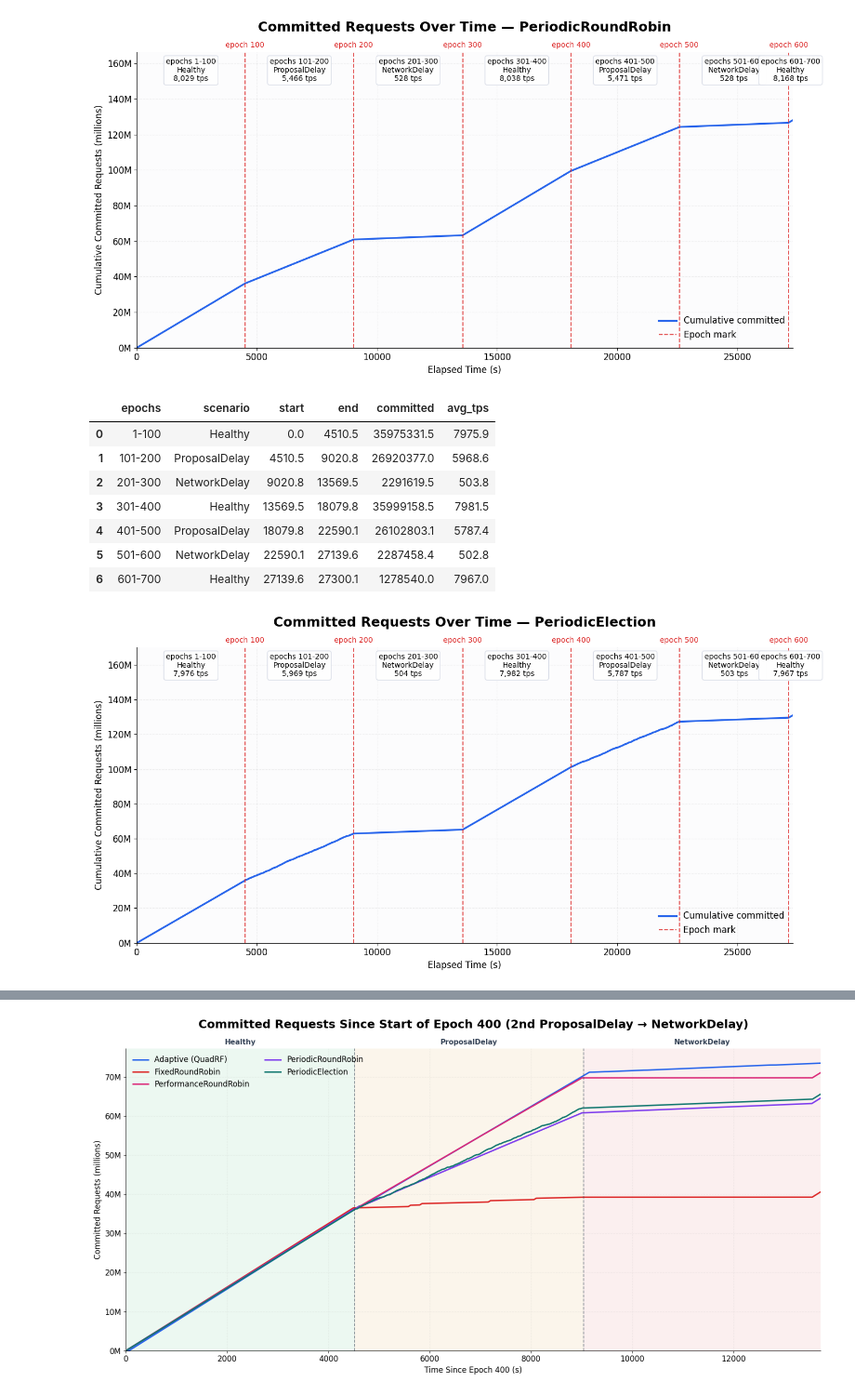
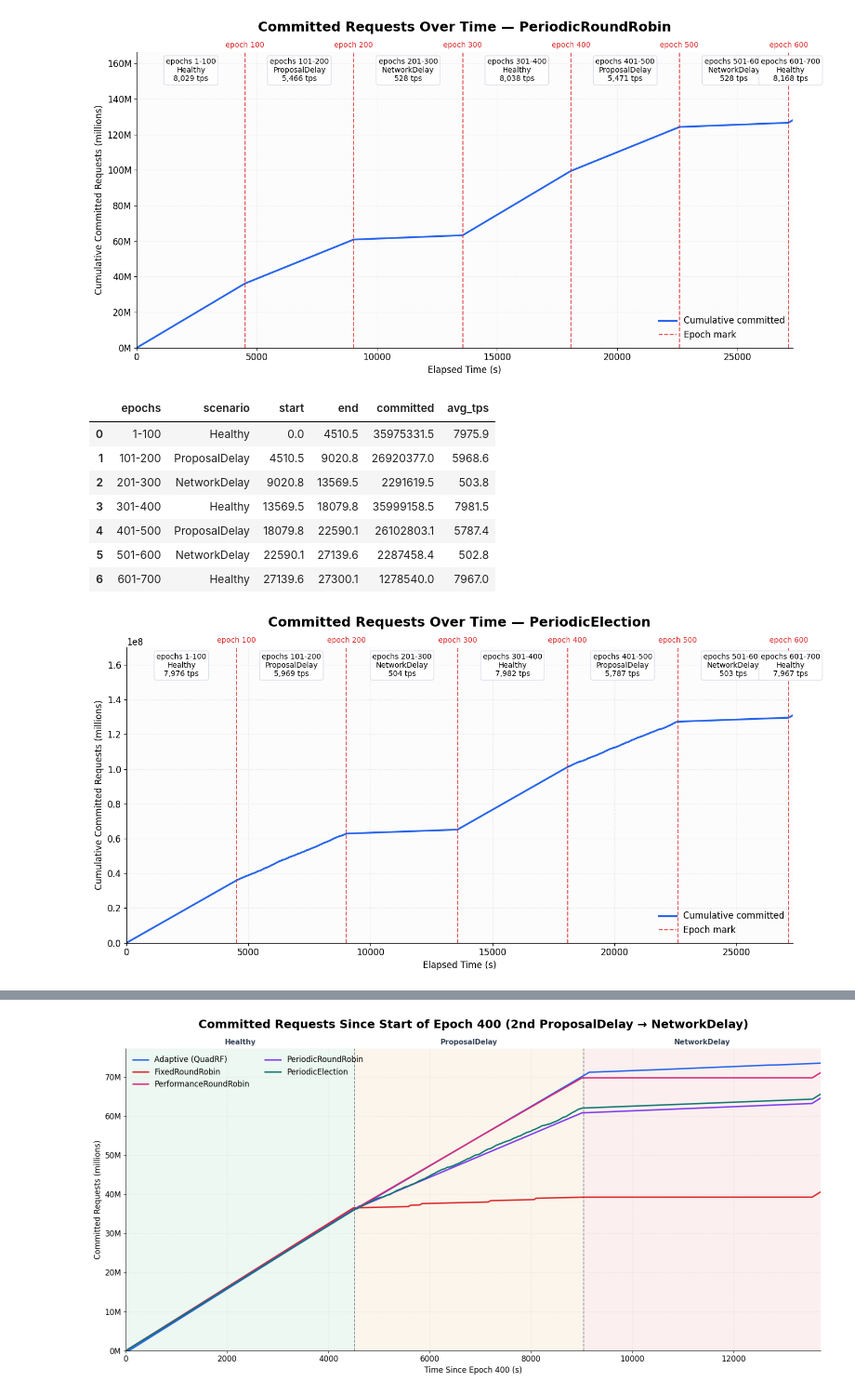
Before and after one commit to Michael112233/pbft, a Jupyter notebook: plot_tps_series.ipynb, the cells around one changed output, grey strips where cells are left out. Shown at 93% size. Cells and saved outputs as stored; diff of their text form; code cells hidden in the pictures.

```diff
--- a/plot_tps_series.ipynb
+++ b/plot_tps_series.ipynb
@@ -161,7 +161,7 @@ plt.show()
 | 4 | 1 | 2026-09-07 18:23:45.478929531-06:00 | 1 | 1497 | 5.504661 | 271.951352 | 1500 | ... |
 [figure]
 # %%
-json_path = Path("logs/report.json")
+json_path = Path("results/run2new_20260924_022030/report.json")
 assert json_path.exists(), f"Missing file: {json_path.resolve()}"
 
 with json_path.open() as f:
@@ -663,32 +815,32 @@ for i, (ep, t) in enumerate(epoch_marks_periodicelection):
     ax.text(t, 1.01, f"epoch {ep}", transform=ax.get_xaxis_transform(), ha="center", va="bottom",
             fontsize=10, color="#DC2626")
 
 for s in scenario_stats_periodicelection:
     mid = (s["start"] + s["end"]) / 2
     ax.annotate(
         f"epochs {s['epochs']}\n{s['scenario']}\n{s['avg_tps']:,.0f} tps",
         xy=(mid, 0.98), xycoords=ax.get_xaxis_transform(),
         ha="center", va="top", fontsize=10,
         bbox=dict(boxstyle="round,pad=0.3", fc="white", ec="#d9dde7", alpha=0.95),
     )
 
 ax.set_title("Committed Requests Over Time — PeriodicElection", fontsize=18, weight="bold", pad=28)
 ax.set_xlabel("Elapsed Time (s)")
 ax.set_ylabel("Cumulative Committed Requests (millions)")
 ax.set_xlim(0, end_sec_periodicelection)
 ax.set_ylim(0, cum_df_periodicelection["committed_total"].max() * 1.3)  # headroom for the labels
-ax.yaxis.set_major_formatter(plt.FuncFormatter(lambda value, _: f"{value / 1e6:g}M"))
+ax.ticklabel_format(axis="y", style="sci", scilimits=(0, 0))
 ax.legend(loc="lower right", frameon=False)
 
 plt.tight_layout()
 plt.show()
 # %% [output]
 |  | epochs | scenario | start | end | committed | avg_tps |
 | 0 | 1-100 | Healthy | 0.0 | 4510.5 | 35975331.5 | 7975.9 |
 | 1 | 101-200 | ProposalDelay | 4510.5 | 9020.8 | 26920377.0 | 5968.6 |
 | 2 | 201-300 | NetworkDelay | 9020.8 | 13569.5 | 2291619.5 | 503.8 |
 | 3 | 301-400 | Healthy | 13569.5 | 18079.8 | 35999158.5 | 7981.5 |
 | 4 | 401-500 | ProposalDelay | 18079.8 | 22590.1 | 26102803.1 | 5787.4 |
 | 5 | 501-600 | NetworkDelay | 22590.1 | 27139.6 | 2287458.4 | 502.8 |
 | 6 | 601-700 | Healthy | 27139.6 | 27300.1 | 1278540.0 | 7967.0 |
-[figure, old version]
+[figure, new version]
```
Also changed, not shown: parts of 14 cells of this notebook, 29 other files.
